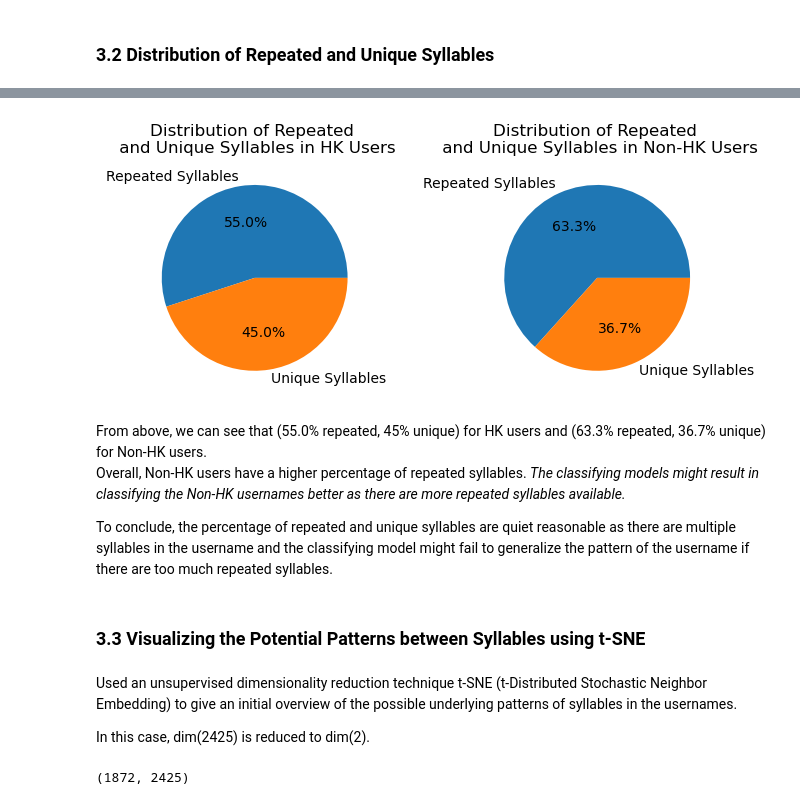
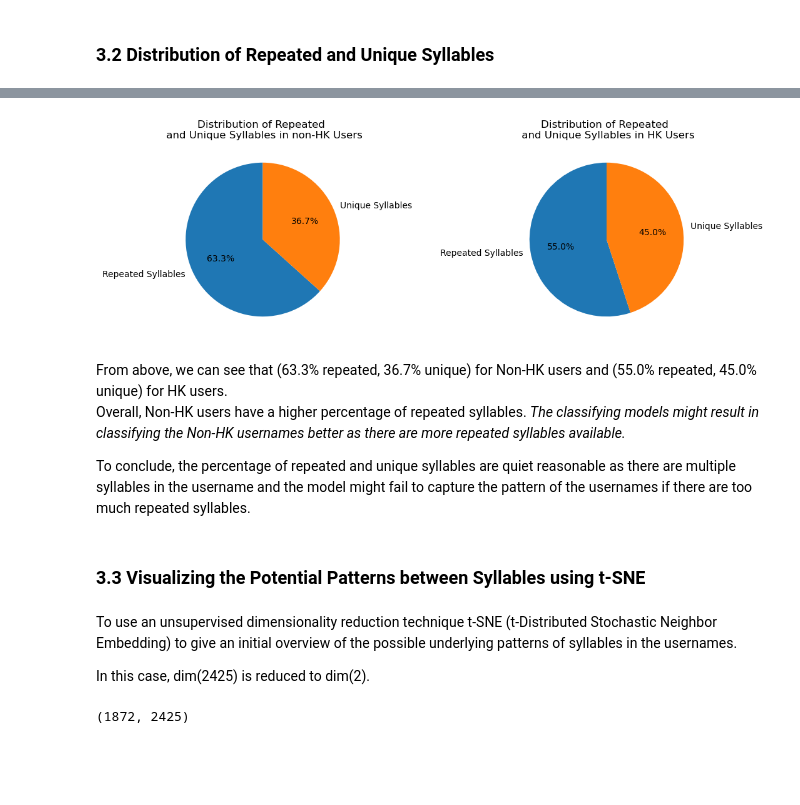
Before and after one commit to kuntiniong/HK-Insta-Identifier, a Jupyter notebook: hk_ig_clf.ipynb, the cells around one changed output, grey strips where cells are left out. Drawn from its saved outputs; the diff is of its cells as text; code cells hidden in the pictures; blank space fills up the shorter version.

```diff
--- a/hk_ig_clf.ipynb
+++ b/hk_ig_clf.ipynb
@@ -74,9 +96,9 @@ datasets_folder_path = os.path.join(os.getcwd(), 'datasets')
 os.chdir(datasets_folder_path)
 # %%
 hongkong_username_df = pd.read_csv("hongkong_username.csv")
-hongkong_username_df["Hong Kong"] = True
+hongkong_username_df["Hong Kong"] = 1
 non_hongkong_username_df = pd.read_csv("non_hongkong_username.csv")
-non_hongkong_username_df["Hong Kong"] = False
+non_hongkong_username_df["Hong Kong"] = 0
 
 df = pd.concat([hongkong_username_df, non_hongkong_username_df], axis = 0, ignore_index = True)
 df = df.drop(df.columns[0], axis = 1)
@@ -225,31 +255,32 @@ Next, the following pie charts are used to further investigate if the distributi
 # %%
 def getData(hk):
-  return df.loc[~(df['Hong Kong'] == hk), 'Tokenized IG Username']
+  return df.loc[(df['Hong Kong'] == hk), 'Tokenized IG Username']
 
-fig, ax = plt.subplots(1, 2, figsize=(7, 3))
+fig, ax = plt.subplots(1, 2, figsize=(13, 4))
 
 for i in range(2):
+
+  # data
   total_syllables = len(getData(i).explode())
   unique_syllables = len(getData(i).explode().unique())
   repeated_syllables = total_syllables - unique_syllables
 
-  title = "HK" if i == 0 else "Non-HK"
+  title = "HK" if i else "non-HK"
+
+  # plot
+  ax[i].set_title(f"Distribution of Repeated \n and Unique Syllables in {title} Users")
   ax[i].pie([repeated_syllables, unique_syllables],
-          labels = ['Repeated Syllables', 'Unique Syllables'], autopct = '%1.1f%%')
-  ax[i].set_title(f"Distribution of Repeated \n and Unique Syllables in {title} Users")
-
-plt.tight_layout()
-plt.show()
+          labels = ['Repeated Syllables', 'Unique Syllables'], autopct = '%1.1f%%', startangle=90);
 # %% [output]
-[figure, old version]
+[figure, new version]
 # %% [markdown]
-From above, we can see that (55.0% repeated, 45% unique) for HK users and (63.3% repeated, 36.7% unique) for Non-HK users. <br> Overall, Non-HK users have a higher percentage of repeated syllables. *The classifying models might result in classifying the Non-HK usernames better as there are more repeated syllables available.*
+From above, we can see that (63.3% repeated, 36.7% unique) for Non-HK users and (55.0% repeated, 45.0% unique) for HK users. <br> Overall, Non-HK users have a higher percentage of repeated syllables. *The classifying models might result in classifying the Non-HK usernames better as there are more repeated syllables available.*
 
-To conclude, the percentage of repeated and unique syllables are quiet reasonable as there are multiple syllables in the username and the classifying model might fail to generalize the pattern of the username if there are too much repeated syllables.
+To conclude, the percentage of repeated and unique syllables are quiet reasonable as there are multiple syllables in the username and the model might fail to capture the pattern of the usernames if there are too much repeated syllables.
 # %% [markdown]
 ### 3.3 Visualizing the Potential Patterns between Syllables using t-SNE
 # %% [markdown]
-Used an unsupervised dimensionality reduction technique t-SNE (t-Distributed Stochastic Neighbor Embedding) to give an initial overview of the possible underlying patterns of syllables in the usernames.
+To use an unsupervised dimensionality reduction technique t-SNE (t-Distributed Stochastic Neighbor Embedding) to give an initial overview of the possible underlying patterns of syllables in the usernames.
 
 In this case, dim(2425) is reduced to dim(2).
 # %%
```
Also changed, not shown: parts of 40 cells of this notebook.
